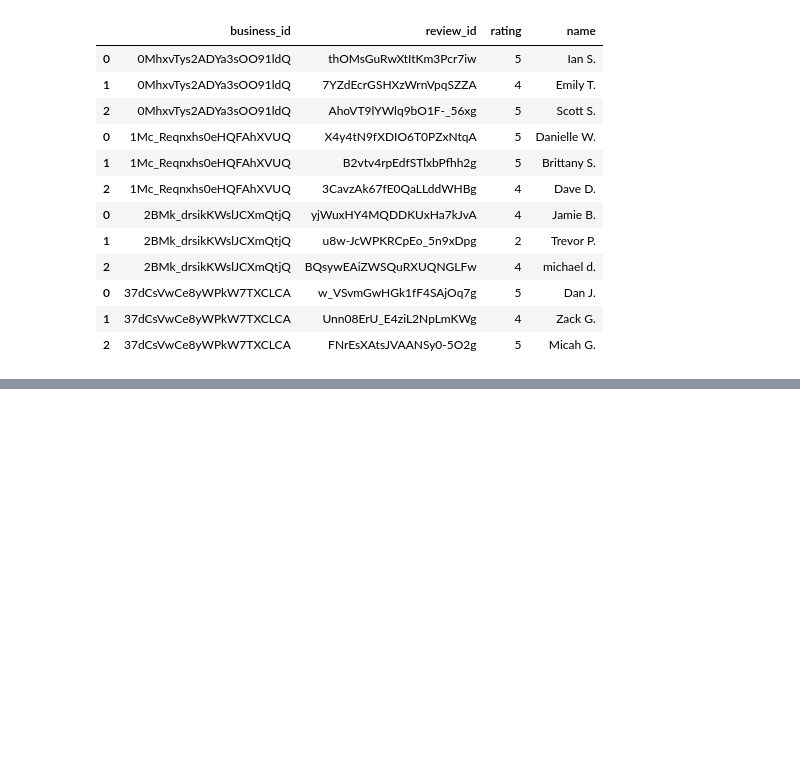
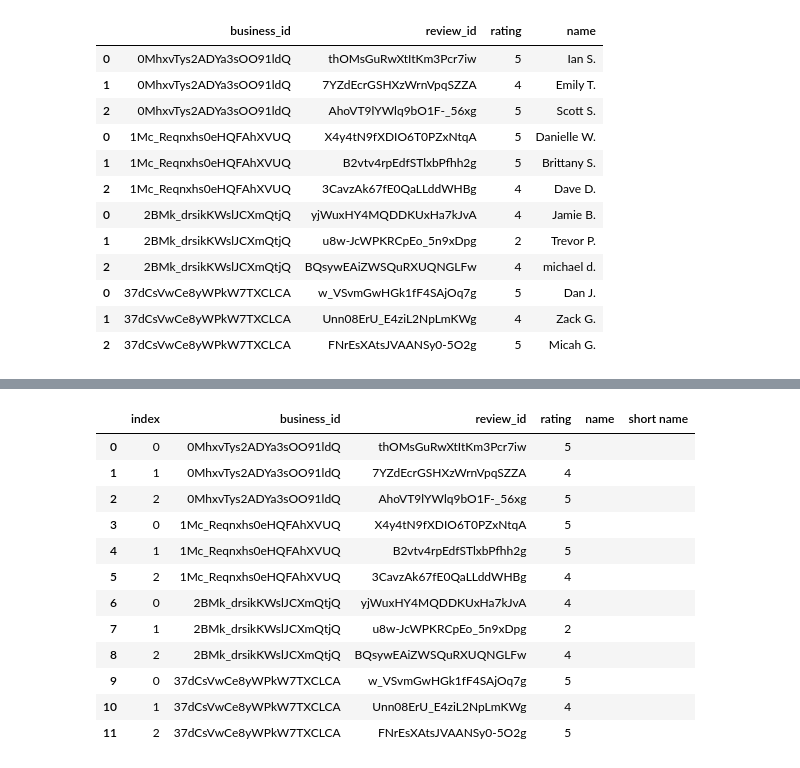
Before and after one commit to DutchDS/Project-1, a Jupyter notebook: Question_2_and_3.ipynb, the cells around one changed output, grey strips where cells are left out. Drawn from its saved outputs; the diff is of its cells as text; code cells hidden in the pictures; blank space fills up the shorter version.

```diff
--- a/Question_2_and_3.ipynb
+++ b/Question_2_and_3.ipynb
@@ -285,0 +326,16 @@ df_rev_total
+# %%
+df_rev_total
+# %% [output]
+|  | index | business_id | review_id | rating | name | short name |
+| 0 | 0 | 0MhxvTys2ADYa3sOO91ldQ | thOMsGuRwXtItKm3Pcr7iw | 5 |  |  |
+| 1 | 1 | 0MhxvTys2ADYa3sOO91ldQ | 7YZdEcrGSHXzWrnVpqSZZA | 4 |  |  |
+| 2 | 2 | 0MhxvTys2ADYa3sOO91ldQ | AhoVT9lYWlq9bO1F-_56xg | 5 |  |  |
+| 3 | 0 | 1Mc_Reqnxhs0eHQFAhXVUQ | X4y4tN9fXDIO6T0PZxNtqA | 5 |  |  |
+| 4 | 1 | 1Mc_Reqnxhs0eHQFAhXVUQ | B2vtv4rpEdfSTlxbPfhh2g | 5 |  |  |
+| 5 | 2 | 1Mc_Reqnxhs0eHQFAhXVUQ | 3CavzAk67fE0QaLLddWHBg | 4 |  |  |
+| 6 | 0 | 2BMk_drsikKWslJCXmQtjQ | yjWuxHY4MQDDKUxHa7kJvA | 4 |  |  |
+| 7 | 1 | 2BMk_drsikKWslJCXmQtjQ | u8w-JcWPKRCpEo_5n9xDpg | 2 |  |  |
+| 8 | 2 | 2BMk_drsikKWslJCXmQtjQ | BQsywEAiZWSQuRXUQNGLFw | 4 |  |  |
+| 9 | 0 | 37dCsVwCe8yWPkW7TXCLCA | w_VSvmGwHGk1fF4SAjOq7g | 5 |  |  |
+| 10 | 1 | 37dCsVwCe8yWPkW7TXCLCA | Unn08ErU_E4ziL2NpLmKWg | 4 |  |  |
+| 11 | 2 | 37dCsVwCe8yWPkW7TXCLCA | FNrEsXAtsJVAANSy0-5O2g | 5 |  |  |
```
Also changed, not shown: parts of 5 cells of this notebook, 1 other file.
